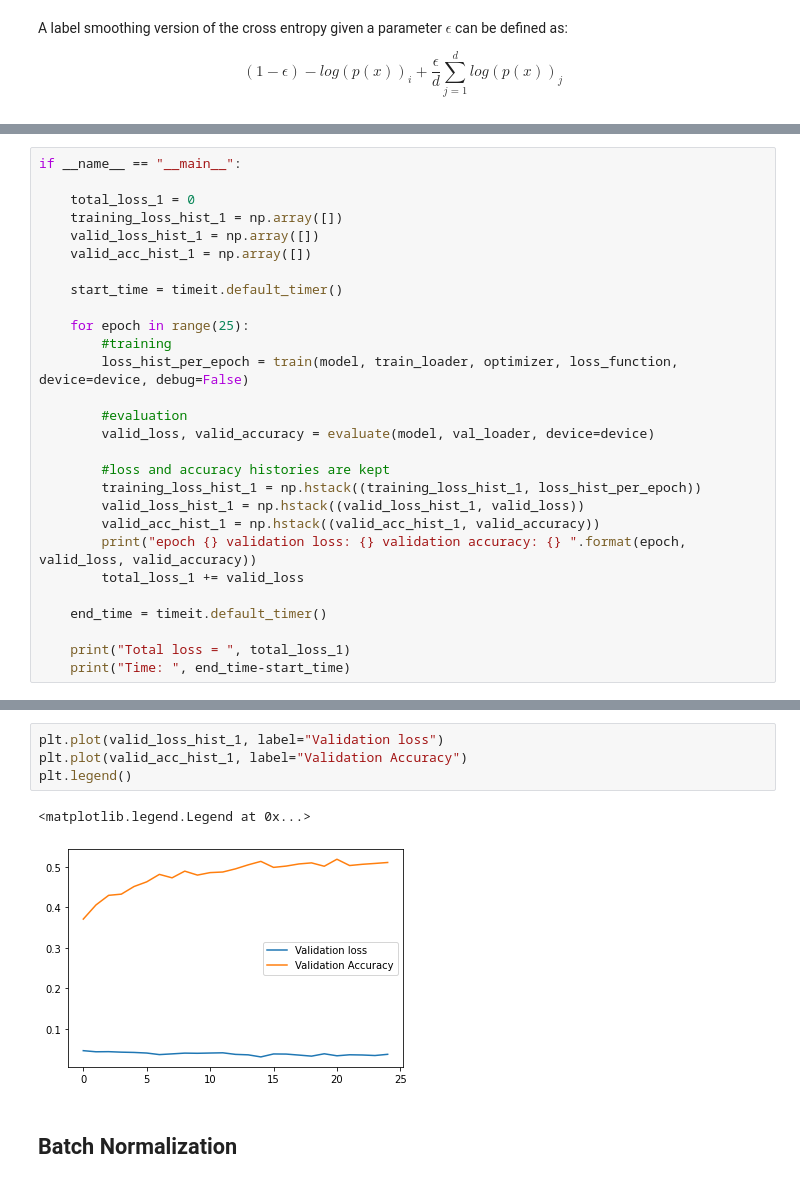
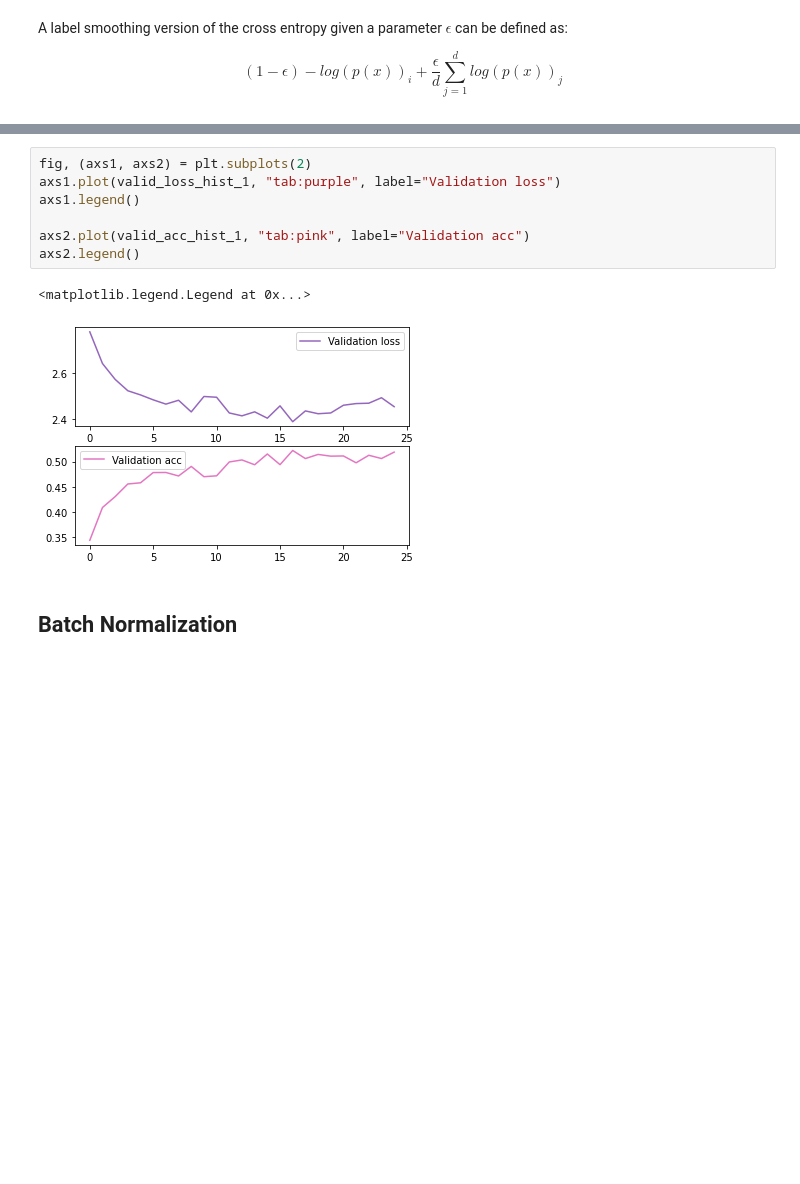
Before and after one commit to elifcansuyildiz/DeepLearningNotebooks, a Jupyter notebook: LinearNetworks_6.ipynb, the cells around one changed output, grey strips where cells are left out. Saved outputs shown, nothing was run; the diff lists cells and outputs as text; blank space fills up the shorter version.

```diff
--- a/LinearNetworks_6.ipynb
+++ b/LinearNetworks_6.ipynb
@@ -443,28 +424,0 @@ def evaluate(model, val_dataloader, device, epsilon=0.1):
-# %%
-if __name__ == "__main__":
-
-    total_loss_1 = 0
-    training_loss_hist_1 = np.array([])
-    valid_loss_hist_1 = np.array([])
-    valid_acc_hist_1 = np.array([])
-
-    start_time = timeit.default_timer()
-
-    for epoch in range(25):
-        #training
-        loss_hist_per_epoch = train(model, train_loader, optimizer, loss_function, device=device, debug=False)
-
-        #evaluation
-        valid_loss, valid_accuracy = evaluate(model, val_loader, device=device)
-
-        #loss and accuracy histories are kept
-        training_loss_hist_1 = np.hstack((training_loss_hist_1, loss_hist_per_epoch))
-        valid_loss_hist_1 = np.hstack((valid_loss_hist_1, valid_loss))
-        valid_acc_hist_1 = np.hstack((valid_acc_hist_1, valid_accuracy))
-        print("epoch {} validation loss: {} validation accuracy: {} ".format(epoch, valid_loss, valid_accuracy))
-        total_loss_1 += valid_loss
-
-    end_time = timeit.default_timer()
-
-    print("Total loss = ", total_loss_1)
-    print("Time: ", end_time-start_time)
@@ -489,10 +510,13 @@ Time:  674.985762995002
 # %%
-plt.plot(valid_loss_hist_1, label="Validation loss")
-plt.plot(valid_acc_hist_1, label="Validation Accuracy")
-plt.legend()
+fig, (axs1, axs2) = plt.subplots(2)
+axs1.plot(valid_loss_hist_1, "tab:purple", label="Validation loss")
+axs1.legend()
+
+axs2.plot(valid_acc_hist_1, "tab:pink", label="Validation acc")
+axs2.legend()
 # %% [output]
 <matplotlib.legend.Legend at 0x...>
-[figure, old version]
+[figure, new version]
 # %% [markdown]
 ## Batch Normalization
 # %%
```
Also changed, not shown: parts of 10 cells of this notebook, 1 other file.
